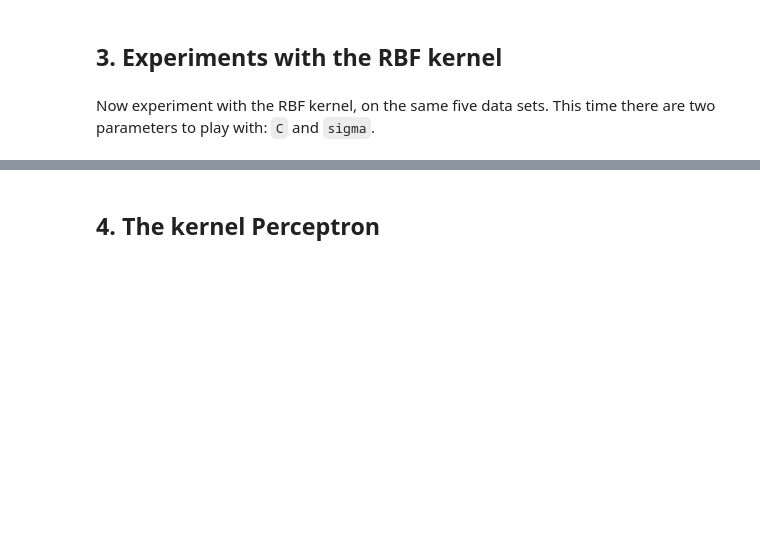
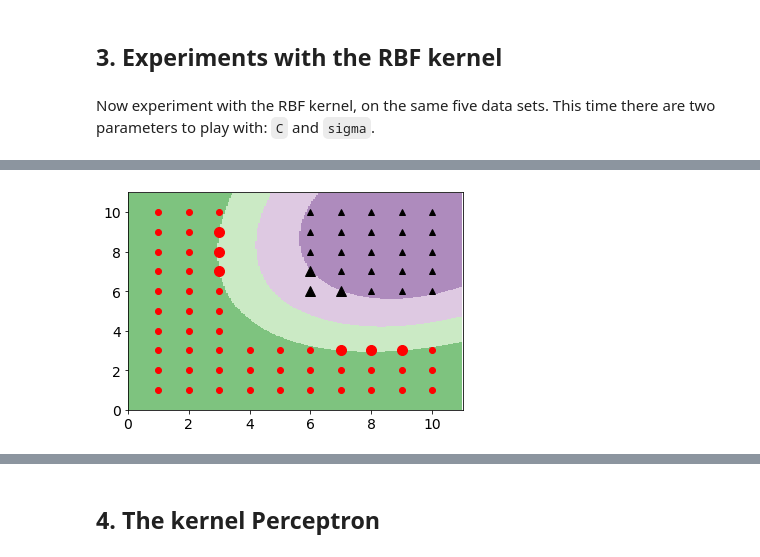
Before and after one commit to broepke/UCSanDiegoX, a Jupyter notebook: Machine-Learning/Topic7-Combining-Simple-Classifiers/kernel_SVM_and_Perceptron.ipynb, the cells around one changed output, grey strips where cells are left out. Drawn from its saved outputs; the diff is of its cells as text; code cells hidden in the pictures; blank space fills up the shorter version.

```diff
--- a/Machine-Learning/Topic7-Combining-Simple-Classifiers/kernel_SVM_and_Perceptron.ipynb
+++ b/Machine-Learning/Topic7-Combining-Simple-Classifiers/kernel_SVM_and_Perceptron.ipynb
@@ -85,0 +100,4 @@ learn_and_display_SVM('data1.txt', 'rbf', 10.0, 10.0)
+# %%
+learn_and_display_SVM('data4.txt', 'rbf', 10.0, 10.0)
+# %% [output]
+[figure, added]
```
Also changed, not shown: parts of 14 cells of this notebook, 7 other files.
